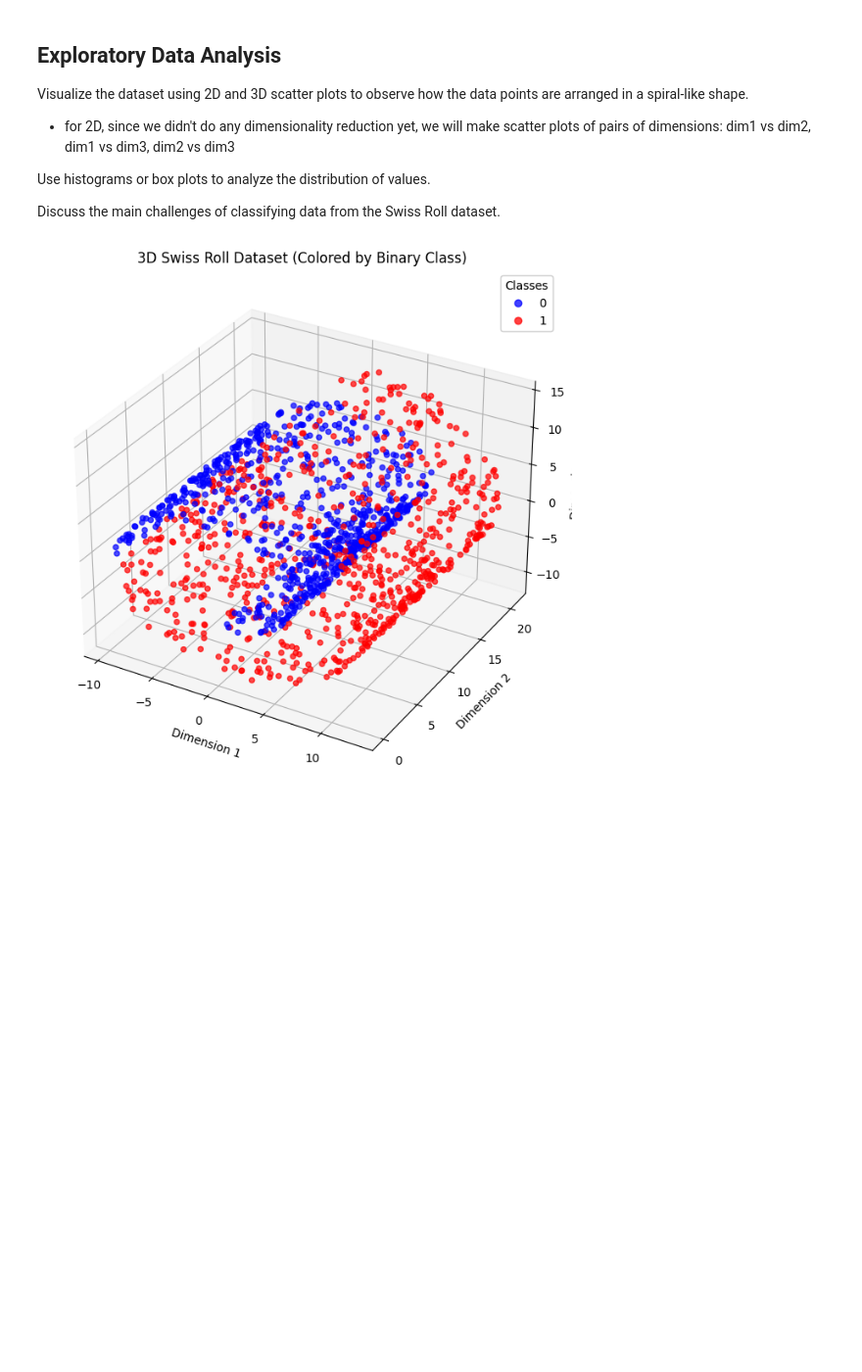
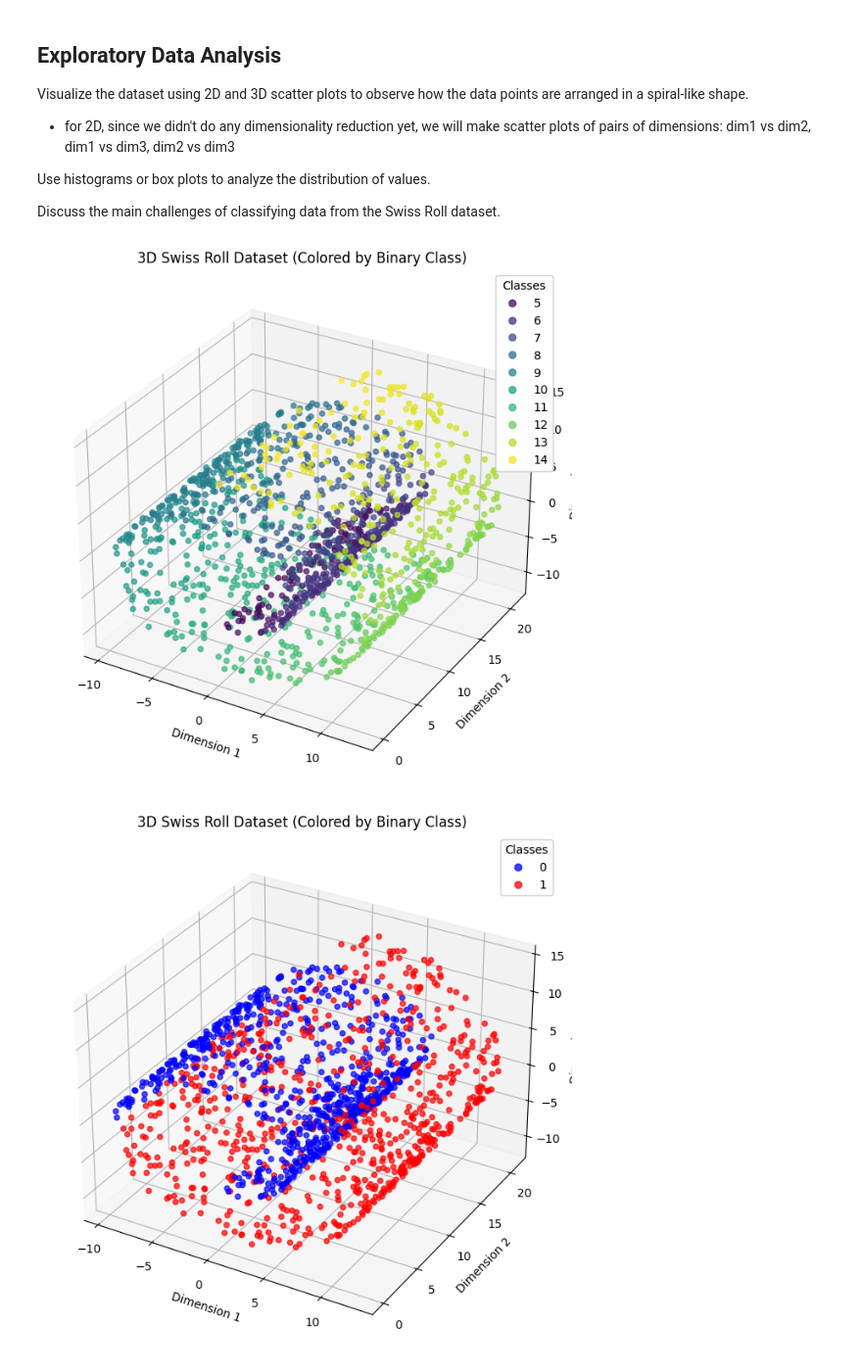
Before and after one commit to shadyalattarr/Data-Mining-Assignments, a Jupyter notebook: Lab 2/lab_2.ipynb, the cells around one changed output. Shown at 98% size. Saved outputs shown, nothing was run; the diff lists cells and outputs as text; code cells hidden in the pictures; blank space fills up the shorter version.

```diff
--- a/Lab 2/lab_2.ipynb
+++ b/Lab 2/lab_2.ipynb
@@ -67,6 +67,37 @@ Visualize the dataset using 2D and 3D scatter plots to observe how the data poin
 Use histograms or box plots to analyze the distribution of values.
 
 Discuss the main challenges of classifying data from the Swiss Roll dataset.
+# %%
+# Create a figure for the plot
+fig = plt.figure(figsize=(10, 8))
+
+# Add a 3D subplot specifying the projection
+ax = fig.add_subplot(111, projection='3d')
+
+# Extract the three dimensions from your X array
+x_coords = X[:, 0]
+y_coords = X[:, 1]
+z_coords = X[:, 2]
+
+# Plot the 3D scatter plot
+# c=y colors the points by their binary class (0 or 1)
+# cmap='bwr' uses a blue-white-red color map for clear distinction
+scatter = ax.scatter(x_coords, y_coords, z_coords, c=color, cmap='viridis', alpha=0.7, s=20)
+
+# Label the axes to understand the feature space
+ax.set_title("3D Swiss Roll Dataset (Colored by Binary Class)")
+ax.set_xlabel("Dimension 1")
+ax.set_ylabel("Dimension 2")
+ax.set_zlabel("Dimension 3")
+
+# Add a legend to define the classes
+legend = ax.legend(*scatter.legend_elements(), title="Classes")
+ax.add_artist(legend)
+
+# Display the plot
+plt.show()
+# %% [output]
+[figure, added]
 # %%
 # Create a figure for the plot
 fig = plt.figure(figsize=(10, 8))
```
Also changed, not shown: parts of 2 cells of this notebook.
